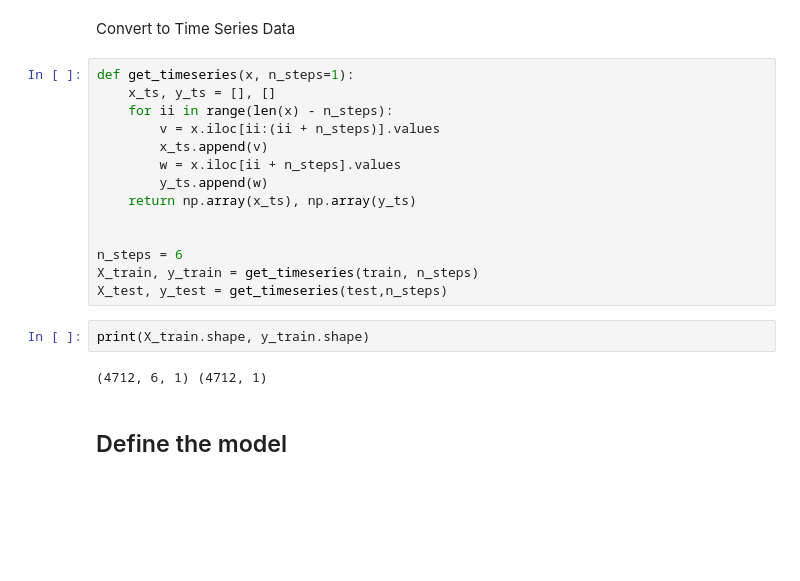
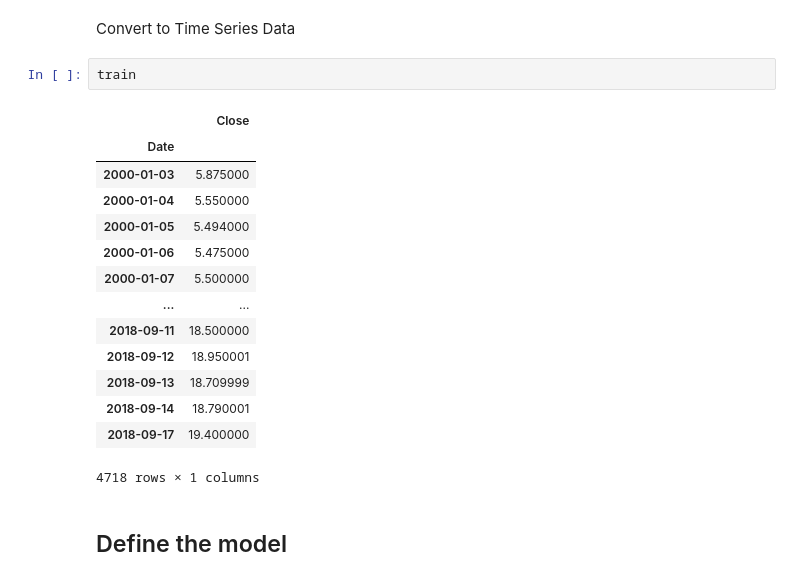
Before and after one commit to up841068/petropredict, a Jupyter notebook: PBR_predictive_model/notebooks/predictions.ipynb, the cells around one changed output. Cells and saved outputs as stored; diff of their text form; blank space fills up the shorter version.

```diff
--- a/PBR_predictive_model/notebooks/predictions.ipynb
+++ b/PBR_predictive_model/notebooks/predictions.ipynb
@@ -142,23 +158,22 @@ Train: 4718
 Test length: 1180
 # %% [markdown]
 Convert to Time Series Data
-# %%
-def get_timeseries(x, n_steps=1):
-    x_ts, y_ts = [], []
-    for ii in range(len(x) - n_steps):
-        v = x.iloc[ii:(ii + n_steps)].values
-        x_ts.append(v)
-        w = x.iloc[ii + n_steps].values
-        y_ts.append(w)
-    return np.array(x_ts), np.array(y_ts)
-
-
-n_steps = 6
-X_train, y_train = get_timeseries(train, n_steps)
-X_test, y_test = get_timeseries(test,n_steps)
-# %%
-print(X_train.shape, y_train.shape)
-# %% [output]
-(4712, 6, 1) (4712, 1)
+# %%
+train
+# %% [output]
+|  | Close |
+| Date |  |
+| 2000-01-03 | 5.875000 |
+| 2000-01-04 | 5.550000 |
+| 2000-01-05 | 5.494000 |
+| 2000-01-06 | 5.475000 |
+| 2000-01-07 | 5.500000 |
+| ... | ... |
+| 2018-09-11 | 18.500000 |
+| 2018-09-12 | 18.950001 |
+| 2018-09-13 | 18.709999 |
+| 2018-09-14 | 18.790001 |
+| 2018-09-17 | 19.400000 |
+4718 rows × 1 columns
 # %% [markdown]
 ## Define the model
```
Also changed, not shown: parts of 14 cells of this notebook.
